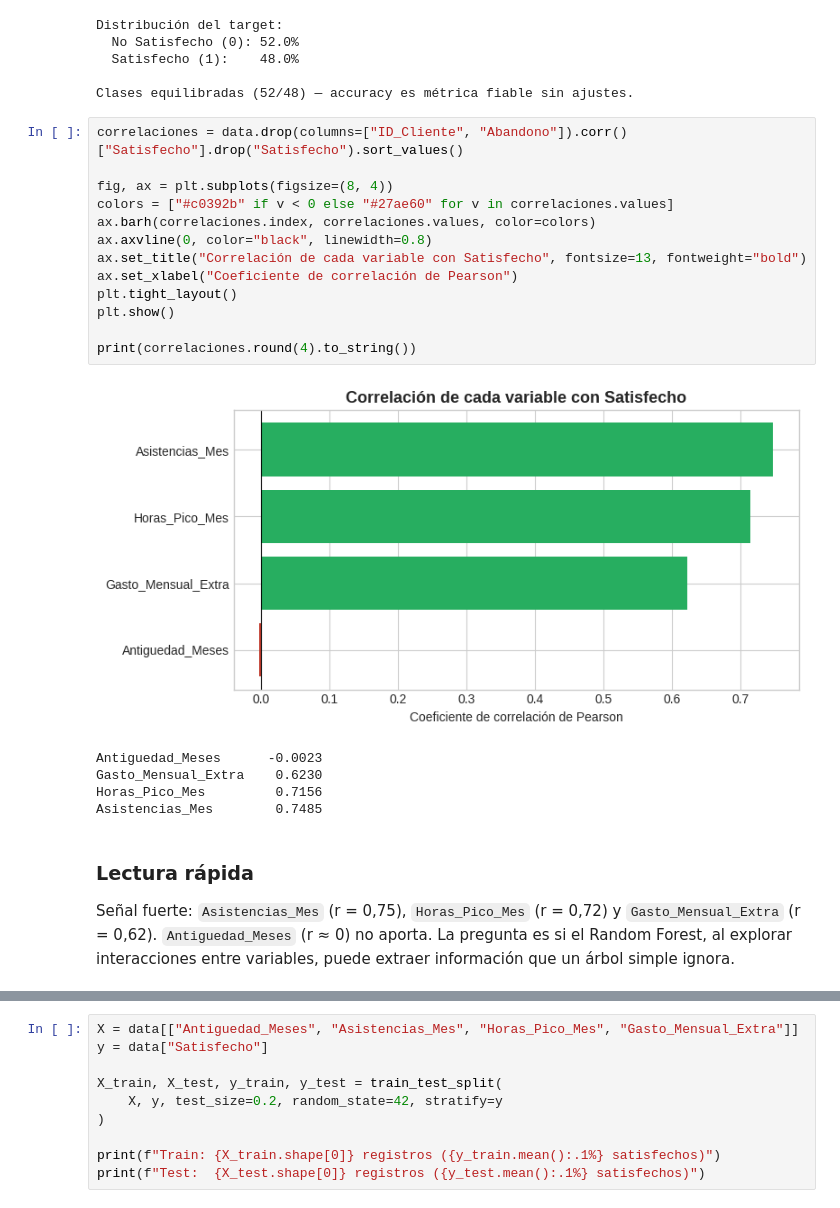
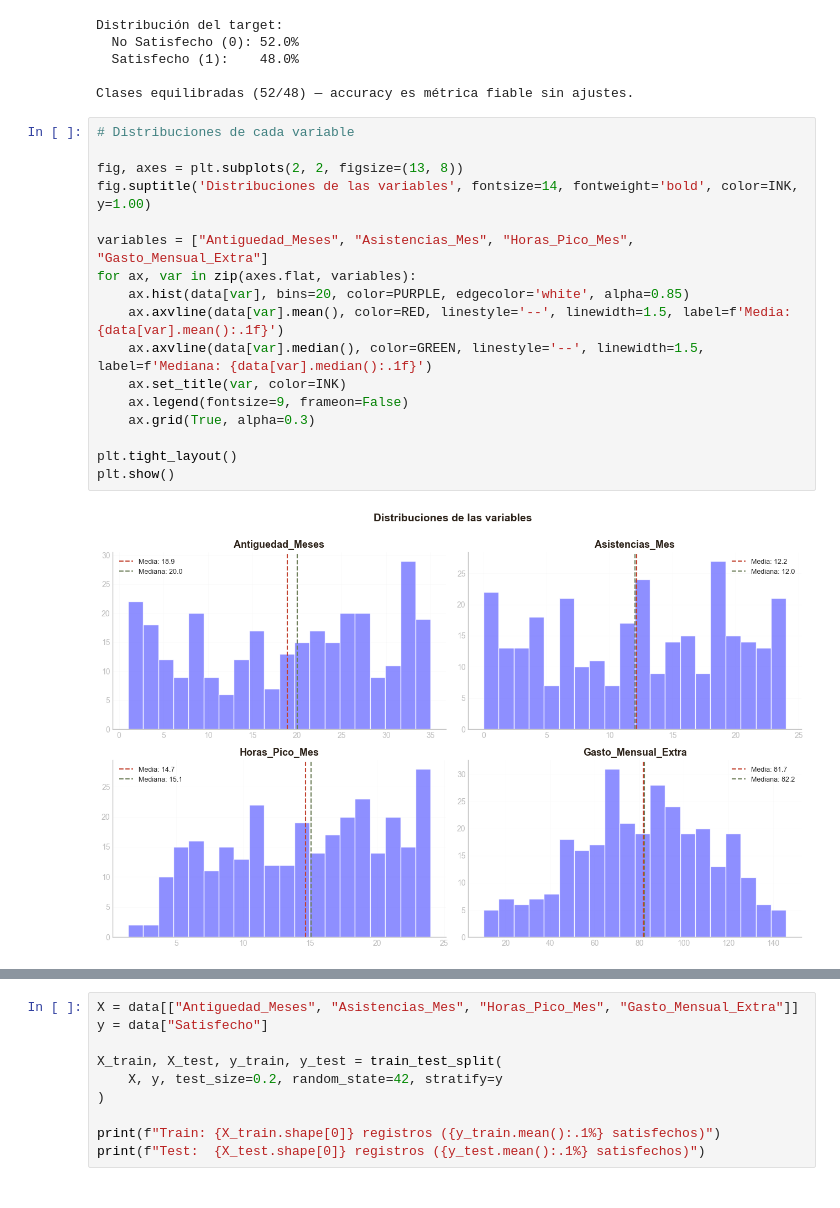
Before and after one commit to BORJAMOME/Data-Analytics-Portfolio, a Jupyter notebook: 03-Machine-Learning/01-supervisado/clasificacion/02-random-forest/notebook.ipynb, the cells around one changed output, grey strips where cells are left out. Cells and saved outputs as stored; diff of their text form.

```diff
--- a/03-Machine-Learning/01-supervisado/clasificacion/02-random-forest/notebook.ipynb
+++ b/03-Machine-Learning/01-supervisado/clasificacion/02-random-forest/notebook.ipynb
@@ -97,26 +134,22 @@ Distribución del target:
   Satisfecho (1):    48.0%
 
 Clases equilibradas (52/48) — accuracy es métrica fiable sin ajustes.
-# %%
-correlaciones = data.drop(columns=["ID_Cliente", "Abandono"]).corr()["Satisfecho"].drop("Satisfecho").sort_values()
-
-fig, ax = plt.subplots(figsize=(8, 4))
-colors = ["#c0392b" if v < 0 else "#27ae60" for v in correlaciones.values]
-ax.barh(correlaciones.index, correlaciones.values, color=colors)
-ax.axvline(0, color="black", linewidth=0.8)
-ax.set_title("Correlación de cada variable con Satisfecho", fontsize=13, fontweight="bold")
-ax.set_xlabel("Coeficiente de correlación de Pearson")
-plt.tight_layout()
-plt.show()
-
-print(correlaciones.round(4).to_string())
-# %% [output]
-[figure, removed]
-Antiguedad_Meses      -0.0023
-Gasto_Mensual_Extra    0.6230
-Horas_Pico_Mes         0.7156
-Asistencias_Mes        0.7485
-# %% [markdown]
-### Lectura rápida
-
-Señal fuerte: `Asistencias_Mes` (r = 0,75), `Horas_Pico_Mes` (r = 0,72) y `Gasto_Mensual_Extra` (r = 0,62). `Antiguedad_Meses` (r ≈ 0) no aporta. La pregunta es si el Random Forest, al explorar interacciones entre variables, puede extraer información que un árbol simple ignora.
+# %%
+# Distribuciones de cada variable
+
+fig, axes = plt.subplots(2, 2, figsize=(13, 8))
+fig.suptitle('Distribuciones de las variables', fontsize=14, fontweight='bold', color=INK, y=1.00)
+
+variables = ["Antiguedad_Meses", "Asistencias_Mes", "Horas_Pico_Mes", "Gasto_Mensual_Extra"]
+for ax, var in zip(axes.flat, variables):
+    ax.hist(data[var], bins=20, color=PURPLE, edgecolor='white', alpha=0.85)
+    ax.axvline(data[var].mean(), color=RED, linestyle='--', linewidth=1.5, label=f'Media: {data[var].mean():.1f}')
+    ax.axvline(data[var].median(), color=GREEN, linestyle='--', linewidth=1.5, label=f'Mediana: {data[var].median():.1f}')
+    ax.set_title(var, color=INK)
+    ax.legend(fontsize=9, frameon=False)
+    ax.grid(True, alpha=0.3)
+
+plt.tight_layout()
+plt.show()
+# %% [output]
+[figure, added]
```
Also changed, not shown: parts of 22 cells of this notebook.
